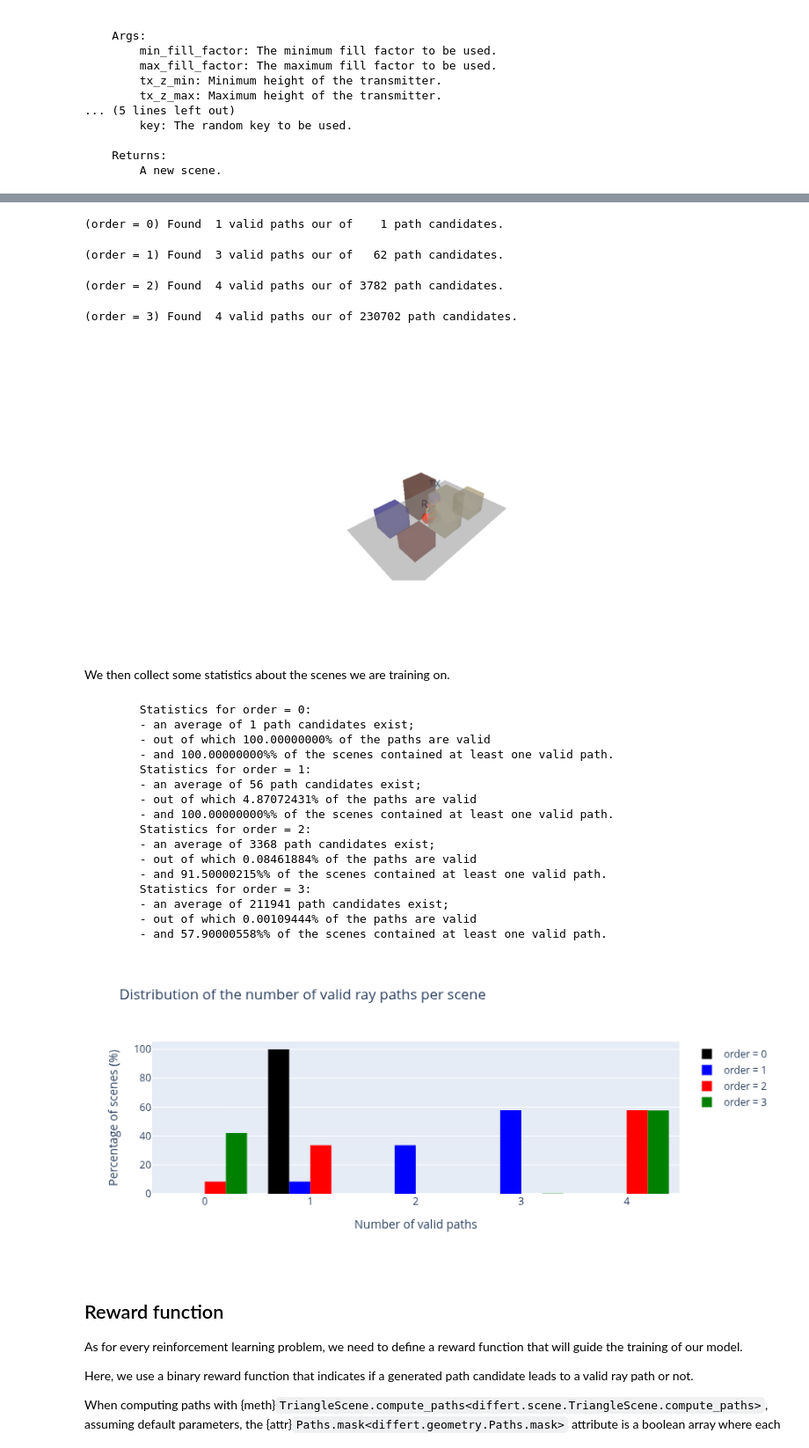
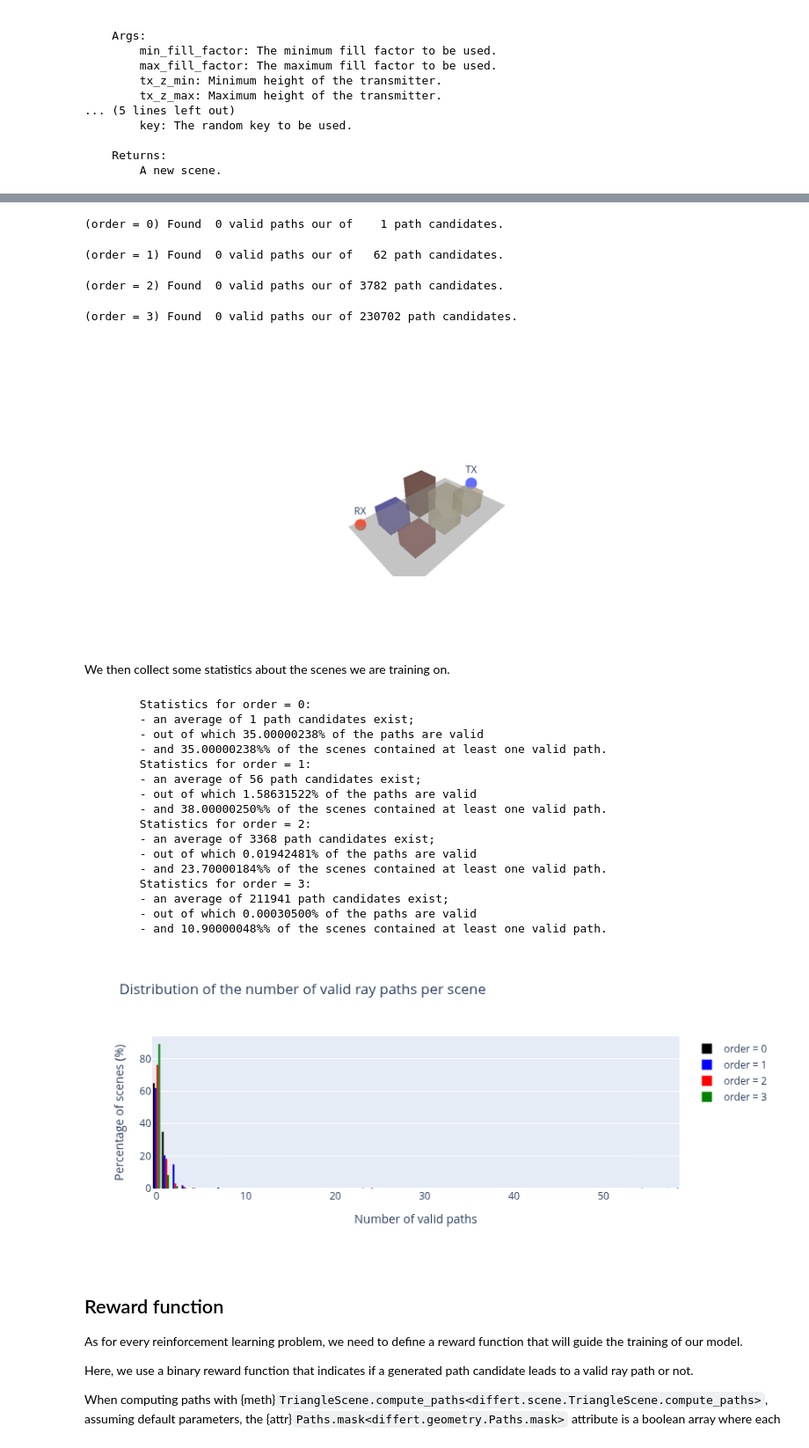
Before and after one commit to jeertmans/sampling-paths, a Jupyter notebook: notebooks/tutorial.ipynb, the cells around one changed output, grey strips where cells are left out. Shown at 88% size. Cells and saved outputs as stored; diff of their text form; code cells hidden in the pictures.

```diff
--- a/notebooks/tutorial.ipynb
+++ b/notebooks/tutorial.ipynb
@@ -171,7 +172,8 @@ even across multiple devices. *You want the same results? Then just pass the sam
 Below, we demonstrate how to generate (and plot) a random scene.
 # %%
 key_example = jr.key(1234)
-example_scene = random_scene(key=key_example)
+sample_in_canyon = False
+example_scene = random_scene(sample_in_canyon=sample_in_canyon, key=key_example)
 example_fig = example_scene.plot(
     showlegend=False,
     tx_kwargs={"labels": ["TX"]},
@@ -226,25 +228,25 @@ with reuse(figure=example_fig) as fig:
             num_valid_paths += paths.num_valid_paths
         paths.plot(showlegend=False)
         print(
-            f"(order = {order}) Found {num_valid_paths:2d} valid paths our of {num_path_candidates:4d} path candidates."
+            f"(order = {order}) Found {num_valid_paths:2d} valid paths out of {num_path_candidates:4d} path candidates."
         )
 
 fig
 # %% [output]
-(order = 0) Found  1 valid paths our of    1 path candidates.
+(order = 0) Found  0 valid paths our of    1 path candidates.
-(order = 1) Found  3 valid paths our of   62 path candidates.
+(order = 1) Found  0 valid paths our of   62 path candidates.
-(order = 2) Found  4 valid paths our of 3782 path candidates.
+(order = 2) Found  0 valid paths our of 3782 path candidates.
-(order = 3) Found  4 valid paths our of 230702 path candidates.
+(order = 3) Found  0 valid paths our of 230702 path candidates.
-[figure, old version]
+[figure, new version]
 # %% [markdown]
 We then collect some statistics about the scenes we are training on.
 # %%
 key_stats = jr.key(1234)
 
-scenes = train_dataloader(key=key_stats)
+scenes = train_dataloader(sample_in_canyon=sample_in_canyon, key=key_stats)
 
 num_valid_paths = defaultdict(list)  # Number of valid paths
-num_total_paths = defaultdict(list)  # Total number of path (candidates)
+num_total_paths = defaultdict(list)  # Total number of paths (candidates)
 
 colors = {0: "black", 1: "blue", 2: "red", 3: "green"}
 
@@ -275,42 +277,42 @@ for order, color in colors.items():
     where = num_total != 0  # We discard rare cases without any candidate
     avg_total = int(num_total.mean(where=where))
     frac = float((num_valid / num_total).mean(where=where))
     frac_one = float((num_valid > 0).sum(where=where) / where.sum())
     print(
         f"\t- an average of {avg_total} path candidates exist;\n"
         f"\t- out of which {frac:.8%} of the paths are valid\n"
         f"\t- and {frac_one:.8%}% of the scenes contained at least one valid path."
     )
     fig.add_histogram(
         x=num_valid,
         histnorm="percent",
         name=f"{order = }",
         marker_color=color,
     )
 
 fig.update_layout(
     title="Distribution of the number of valid ray paths per scene",
     xaxis_title="Number of valid paths",
     yaxis_title="Percentage of scenes (%)",
 )
 # %% [output]
         Statistics for order = 0:
         - an average of 1 path candidates exist;
-        - out of which 100.00000000% of the paths are valid
-        - and 100.00000000%% of the scenes contained at least one valid path.
+        - out of which 35.00000238% of the paths are valid
+        - and 35.00000238%% of the scenes contained at least one valid path.
         Statistics for order = 1:
         - an average of 56 path candidates exist;
-        - out of which 4.87072431% of the paths are valid
-        - and 100.00000000%% of the scenes contained at least one valid path.
+        - out of which 1.58631522% of the paths are valid
+        - and 38.00000250%% of the scenes contained at least one valid path.
         Statistics for order = 2:
         - an average of 3368 path candidates exist;
-        - out of which 0.08461884% of the paths are valid
-        - and 91.50000215%% of the scenes contained at least one valid path.
+        - out of which 0.01942481% of the paths are valid
+        - and 23.70000184%% of the scenes contained at least one valid path.
         Statistics for order = 3:
         - an average of 211941 path candidates exist;
-        - out of which 0.00109444% of the paths are valid
-        - and 57.90000558%% of the scenes contained at least one valid path.
+        - out of which 0.00030500% of the paths are valid
+        - and 10.90000048%% of the scenes contained at least one valid path.
-[figure, old version]
+[figure, new version]
 # %% [markdown]
 ## Reward function
 
```
Also changed, not shown: parts of 17 cells of this notebook.
